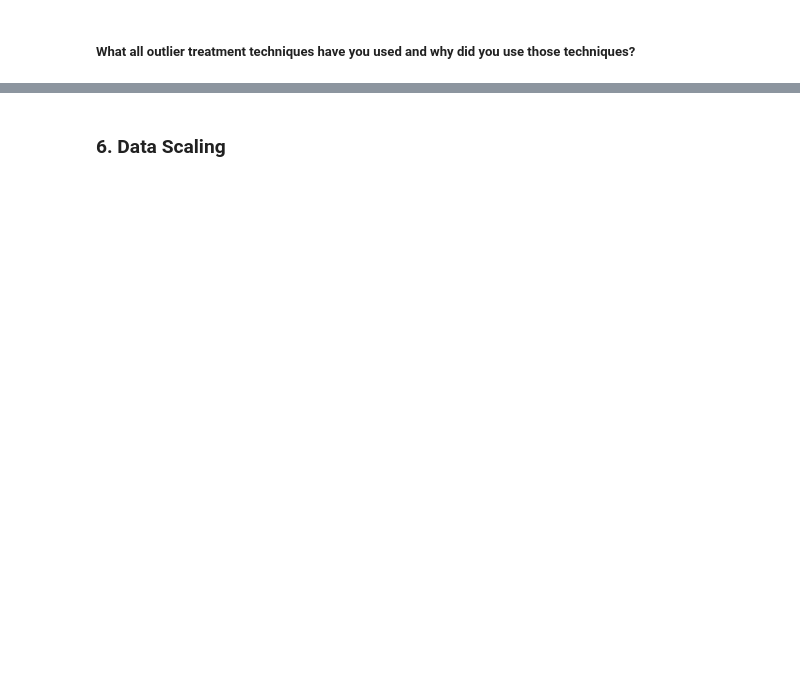
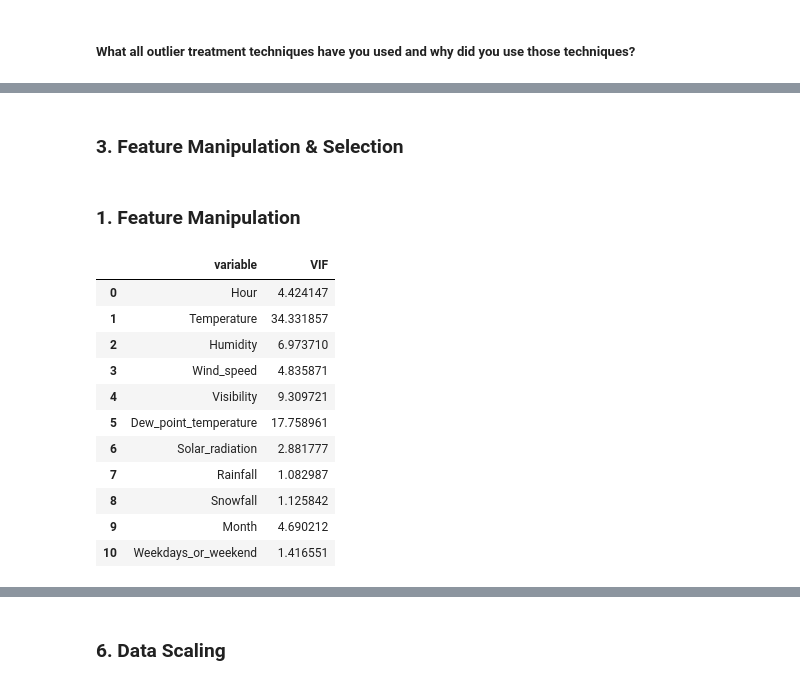
Before and after one commit to OmprakashDebata/Bike-Sharing-Demand-Regression, a Jupyter notebook: Bike_sharing_individual.ipynb, the cells around one changed output, grey strips where cells are left out. Saved outputs shown, nothing was run; the diff lists cells and outputs as text; code cells hidden in the pictures; blank space fills up the shorter version.

```diff
--- a/Bike_sharing_individual.ipynb
+++ b/Bike_sharing_individual.ipynb
@@ -1501,0 +1519,22 @@ Answer Here.
+# %%
+# Handling Outliers & Outlier treatments
+
+bike_data = pd.DataFrame(bike_data)
+
+# Calculate the percentage of outliers for each column
+outlier_percentages = {}
+
+for column in bike_data.columns:
+    if pd.api.types.is_numeric_dtype(bike_data[column]):
+        Q1 = bike_data[column].quantile(0.25)
+        Q3 = bike_data[column].quantile(0.75)
+        IQR = Q3 - Q1
+        lower_bound = Q1 - 1.5 * IQR
+        upper_bound = Q3 + 1.5 * IQR
+        outliers = (bike_data[column] < lower_bound) | (bike_data[column] > upper_bound)
+        percentage = outliers.mean() * 100
+        outlier_percentages[column] = percentage
+
+# Print the percentage of outliers for each column
+for column, percentage in outlier_percentages.items():
+    print(f"Percentage of outliers in {column}: {percentage:.2f}%")
@@ -1590,0 +1562,33 @@ Answer Here.
+# %% [markdown]
+### 3. Feature Manipulation & Selection
+# %% [markdown]
+### 1. Feature Manipulation
+# %%
+# Manipulate Features to minimize feature correlation and create new features
+
+# Defining a function for getting the variance inflation factor.
+def calculate_vif(x):
+
+  # calculating VIF
+  vif = pd.DataFrame()
+  vif['variable'] = x.columns
+  vif['VIF'] = [variance_inflation_factor(x.values, i) for i in range(x.shape[1])]
+
+  return(vif)
+# %%
+# calculating VIF for variables.
+
+calculate_vif(bike_data[[i for i in bike_data.describe().columns if i not in ['Rented_bike_count']]])
+# %% [output]
+|  | variable | VIF |
+| 0 | Hour | 4.424147 |
+| 1 | Temperature | 34.331857 |
+| 2 | Humidity | 6.973710 |
+| 3 | Wind_speed | 4.835871 |
+| 4 | Visibility | 9.309721 |
+| 5 | Dew_point_temperature | 17.758961 |
+| 6 | Solar_radiation | 2.881777 |
+| 7 | Rainfall | 1.082987 |
+| 8 | Snowfall | 1.125842 |
+| 9 | Month | 4.690212 |
+| 10 | Weekdays_or_weekend | 1.416551 |
```
Also changed, not shown: parts of 89 cells of this notebook.
